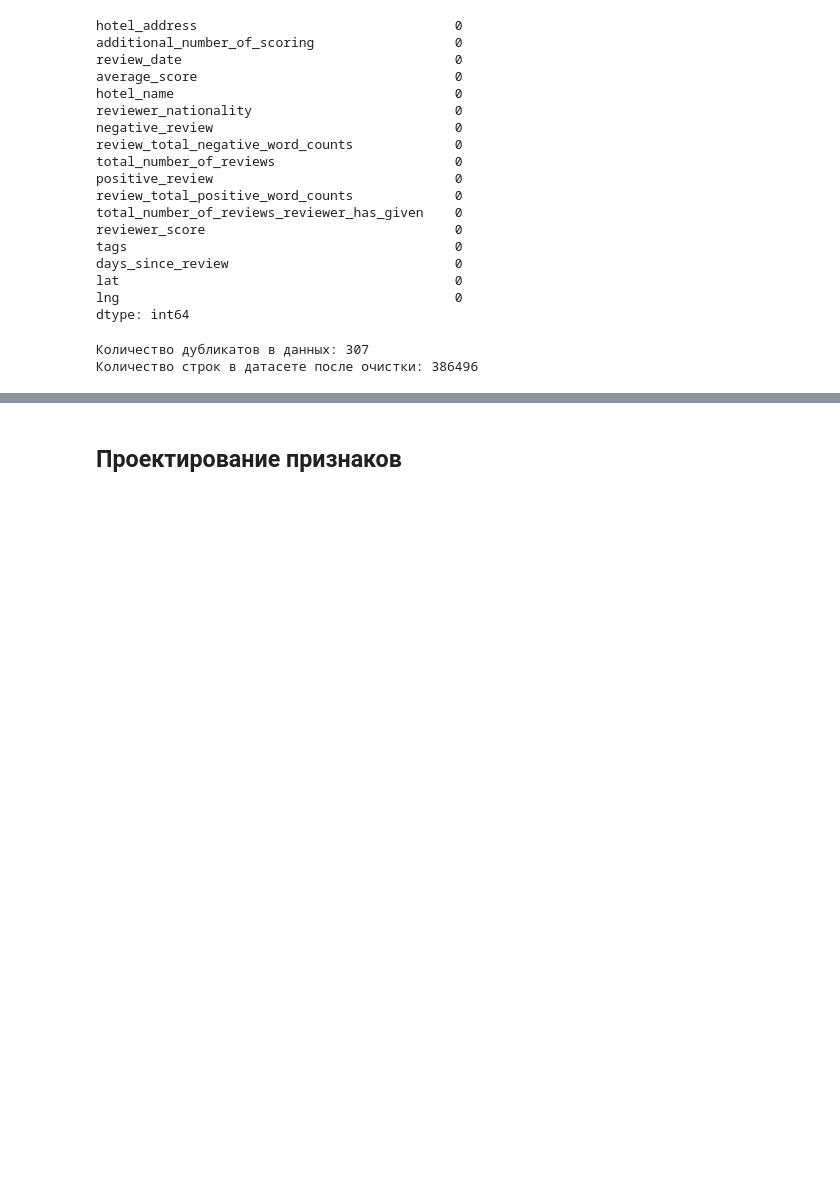
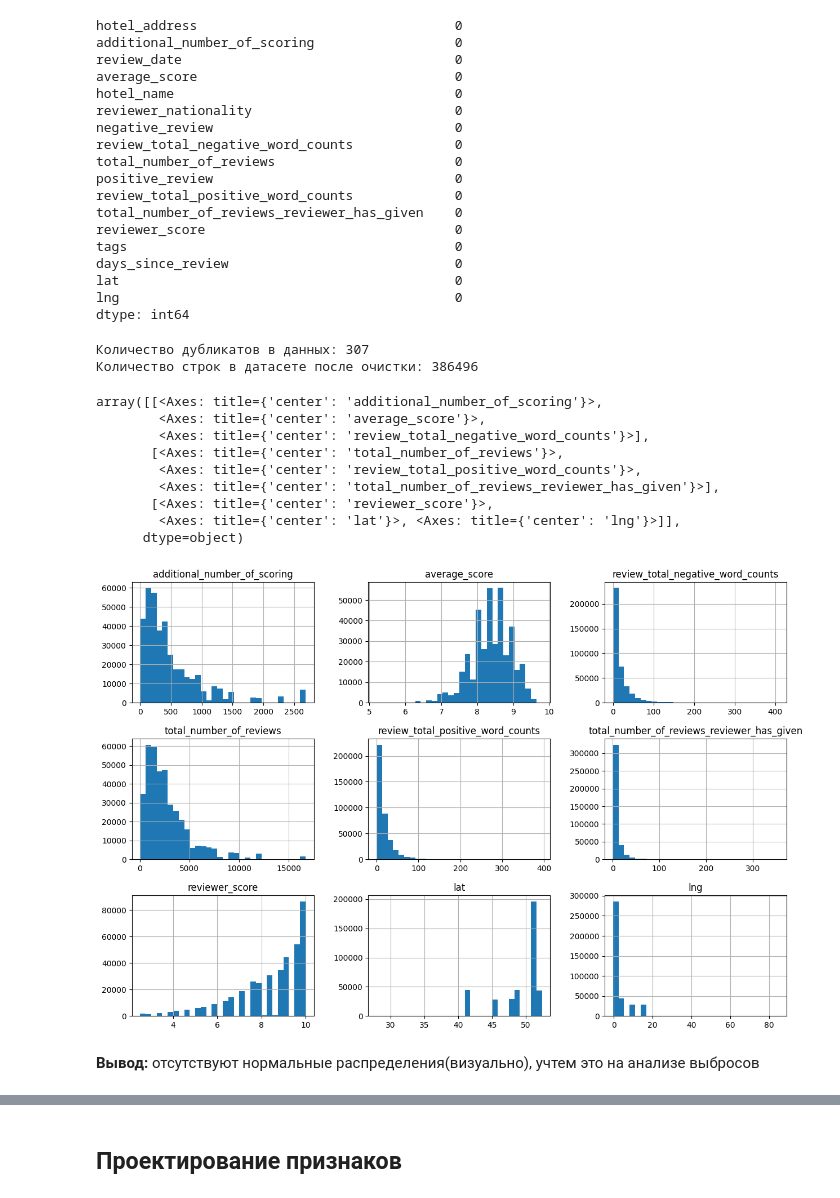
Before and after one commit to StartrexII/DataScienceProjects, a Jupyter notebook: project_3/project_EDA.ipynb, the cells around one changed output, grey strips where cells are left out. Drawn from its saved outputs; the diff is of its cells as text; code cells hidden in the pictures; blank space fills up the shorter version.

```diff
--- a/project_3/project_EDA.ipynb
+++ b/project_3/project_EDA.ipynb
@@ -170,3 +170,21 @@ print('Количество строк в датасете после очист
 # %% [output]
 Количество дубликатов в данных: 307
 Количество строк в датасете после очистки: 386496
+# %%
+# Визуальный анализ распределений числовых признаков
+numericalColumns = hotels.select_dtypes(include='number').columns.to_list()
+
+hotels[numericalColumns].hist(figsize=(15, 10), bins=30)
+# %% [output]
+array([[<Axes: title={'center': 'additional_number_of_scoring'}>,
+        <Axes: title={'center': 'average_score'}>,
+        <Axes: title={'center': 'review_total_negative_word_counts'}>],
+       [<Axes: title={'center': 'total_number_of_reviews'}>,
+        <Axes: title={'center': 'review_total_positive_word_counts'}>,
+        <Axes: title={'center': 'total_number_of_reviews_reviewer_has_given'}>],
+       [<Axes: title={'center': 'reviewer_score'}>,
+        <Axes: title={'center': 'lat'}>, <Axes: title={'center': 'lng'}>]],
+      dtype=object)
+[figure, added]
+# %% [markdown]
+**Вывод:** отсутствуют нормальные распределения(визуально), учтем это на анализе выбросов
```
Also changed, not shown: parts of 9 cells of this notebook.
